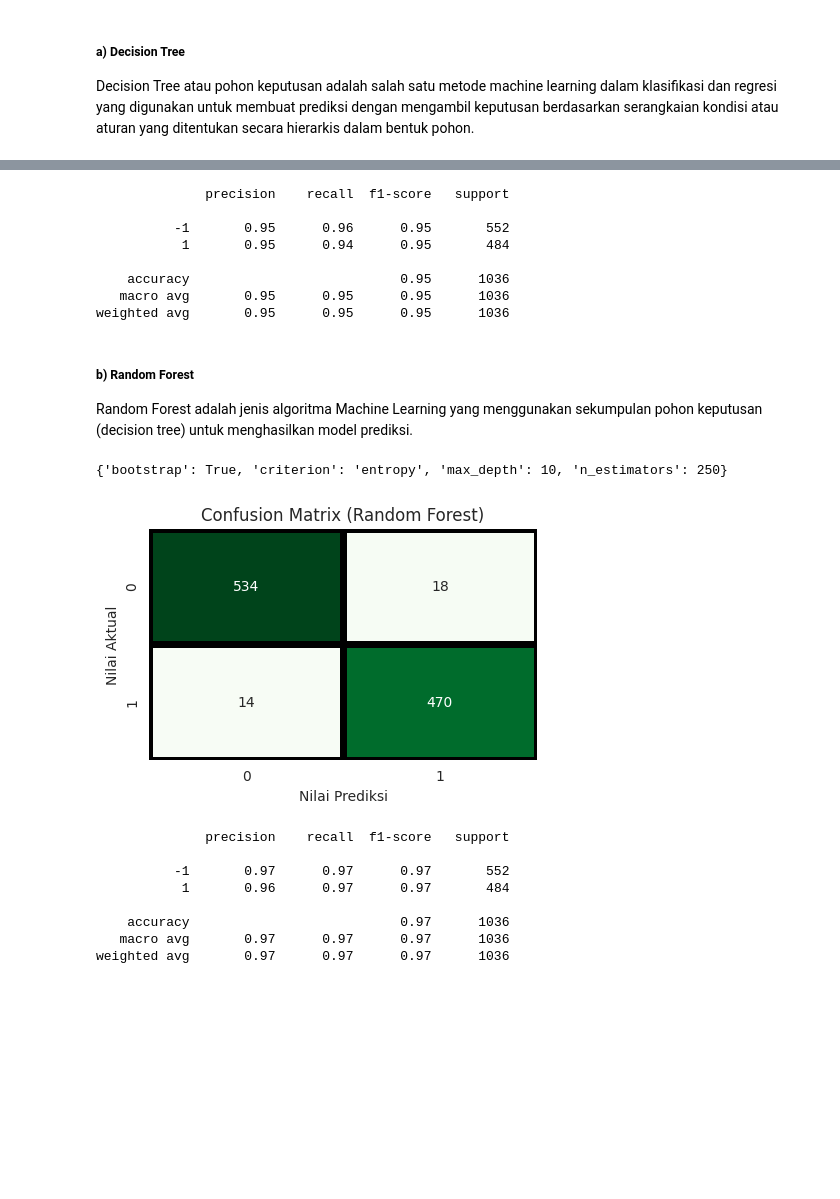
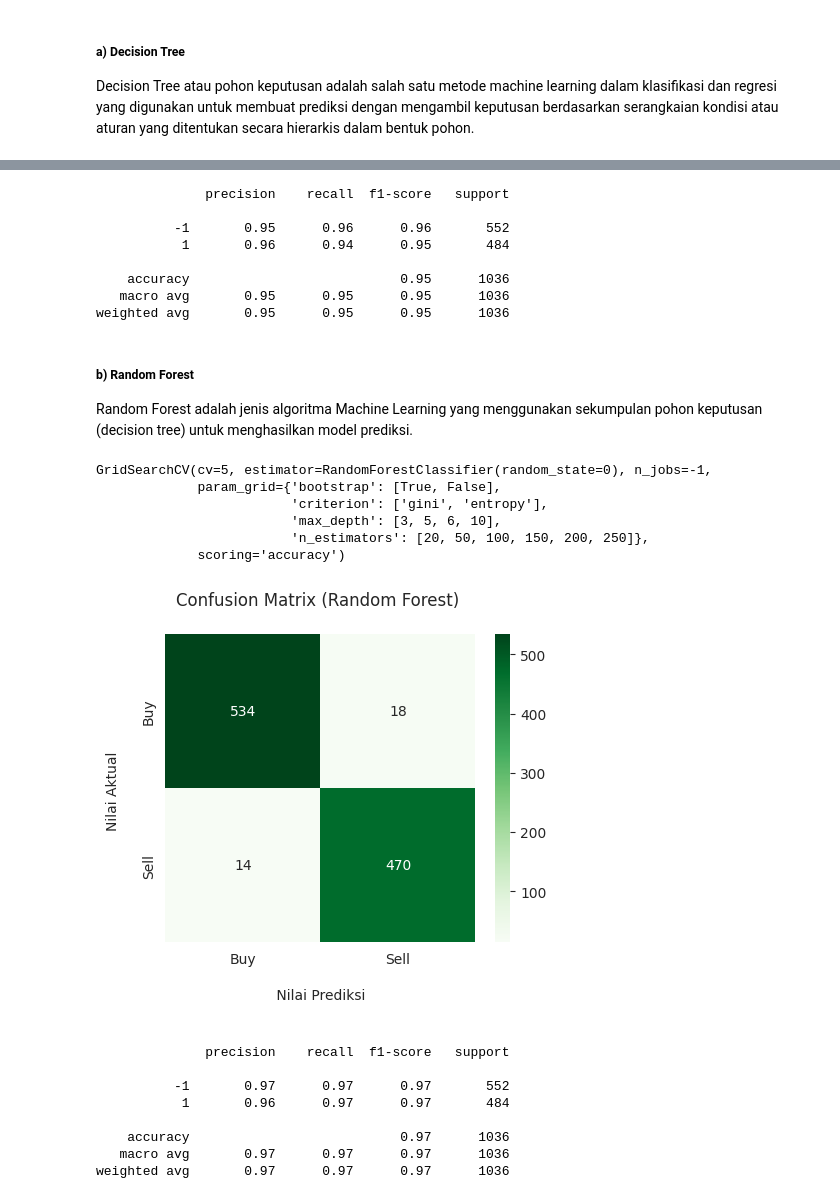
Before and after one commit to novay/amikom, a Jupyter notebook: nlp2_classification.ipynb, the cells around one changed output, grey strips where cells are left out. Saved outputs shown, nothing was run; the diff lists cells and outputs as text; code cells hidden in the pictures; blank space fills up the shorter version.

```diff
--- a/nlp2_classification.ipynb
+++ b/nlp2_classification.ipynb
@@ -469,7 +469,7 @@ Selain menyimpan ke session Colab yang sifatnya hanya sementara, kami juga menyi
 from github import Github
 from datetime import datetime
 
-g = Github("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")
+g = Github("XXX")
 repo = g.get_user().get_repo("amikom")
 
 with open(filename, 'r') as file:
@@ -845,11 +847,3 @@ KNeighborsClassifier(n_neighbors=15)
 # %% [markdown]
 ##### **f) Prediksi & Evaluasi**<br/>
 Setelah model dibuat, selanjutnya kami akan menghitung prediksi hingga akurasi dari model ini menggunakan fungsi **classification_report** dari **SKLearn**.
-# %%
-from sklearn.metrics import classification_report, confusion_matrix
-import seaborn as sns
-
-classifierKNN = KNeighborsClassifier(n_neighbors=29)
-classifierKNN.fit(X_train, Y_train)
-
-y_predKNN = classifierKNN.predict(X_test)
@@ -901,8 +908,8 @@ print(classification_report(Y_test, y_predDT))
 # %% [output]
               precision    recall  f1-score   support
 
-          -1       0.95      0.96      0.95       552
-           1       0.95      0.94      0.95       484
+          -1       0.95      0.96      0.96       552
+           1       0.96      0.94      0.95       484
 
     accuracy                           0.95      1036
    macro avg       0.95      0.95      0.95      1036
@@ -931,23 +938,29 @@ gd_sr = GridSearchCV(estimator=classifierRF,
                      n_jobs=-1)
 
 gd_sr.fit(X_train, Y_train)
-
-best_parameters = gd_sr.best_params_
-print(best_parameters)
+# best_parameters = gd_sr.best_params_
 # %% [output]
-{'bootstrap': True, 'criterion': 'entropy', 'max_depth': 10, 'n_estimators': 250}
+GridSearchCV(cv=5, estimator=RandomForestClassifier(random_state=0), n_jobs=-1,
+             param_grid={'bootstrap': [True, False],
+                         'criterion': ['gini', 'entropy'],
+                         'max_depth': [3, 5, 6, 10],
+                         'n_estimators': [20, 50, 100, 150, 200, 250]},
+             scoring='accuracy')
 # %%
 y_predRF = gd_sr.predict(X_test)
 
-cm=confusion_matrix(Y_test,y_predRF)
-plt.figure(figsize=(5, 3))
-plt.title("Confusion Matrix (Random Forest)")
-sns.heatmap(cm, annot=True,fmt='d', cmap='Greens',linewidths=5,linecolor='black', cbar=False)
-plt.ylabel("Nilai Aktual")
-plt.xlabel("Nilai Prediksi")
+cm = confusion_matrix(Y_test,y_predRF)
+
+plt.figure(figsize=(5,4))
+fx = sns.heatmap(cm, annot=True, fmt=".0f", cmap="Greens")
+fx.set_title('Confusion Matrix (Random Forest) \n');
+fx.set_xlabel('\n Nilai Prediksi \n')
+fx.set_ylabel('Nilai Aktual \n');
+fx.xaxis.set_ticklabels(['Buy','Sell'])
+fx.yaxis.set_ticklabels(['Buy','Sell'])
 plt.show()
 # %% [output]
-[figure, old version]
+[figure, new version]
 # %%
 print(classification_report(Y_test, y_predRF))
 # %% [output]
```
Also changed, not shown: parts of 19 cells of this notebook.
